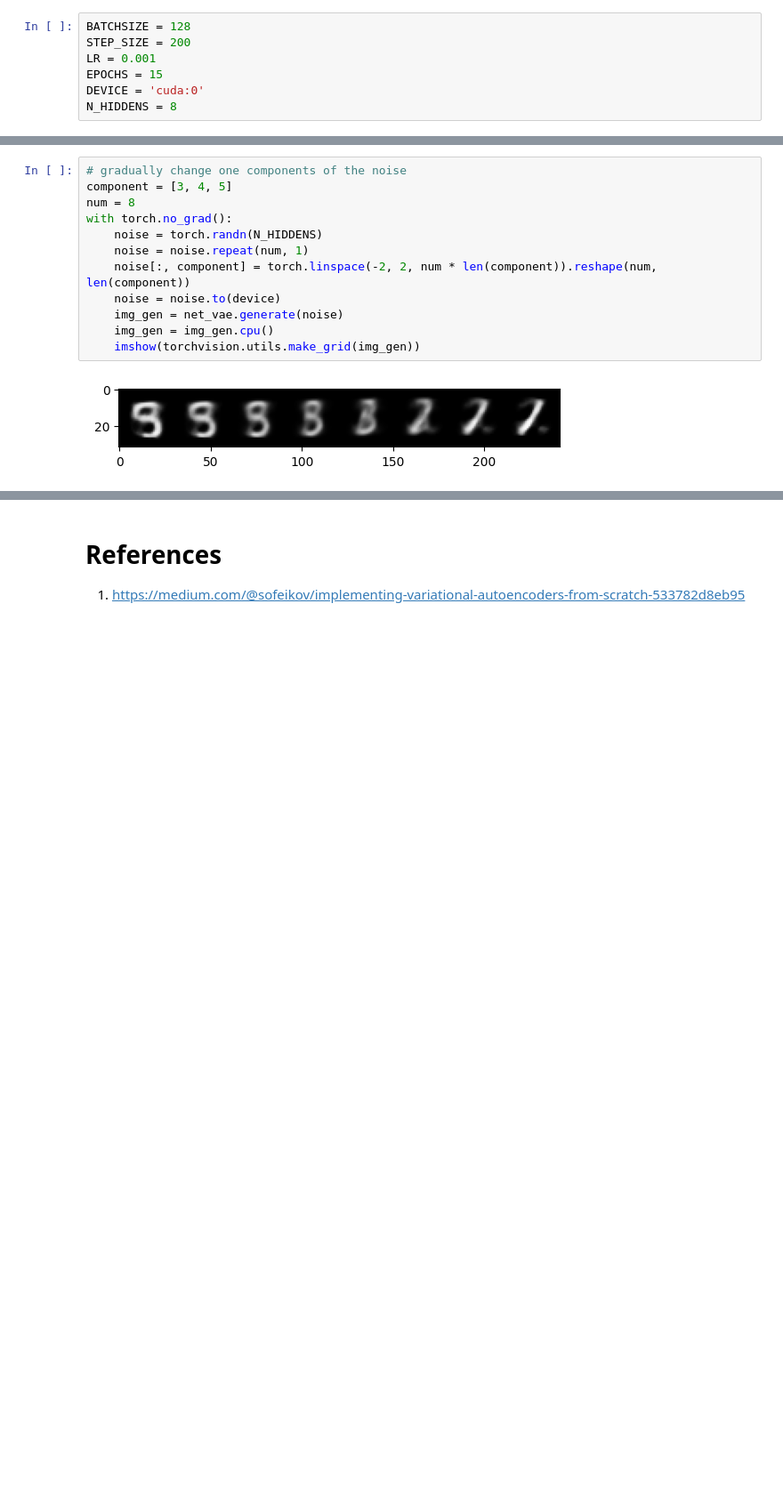
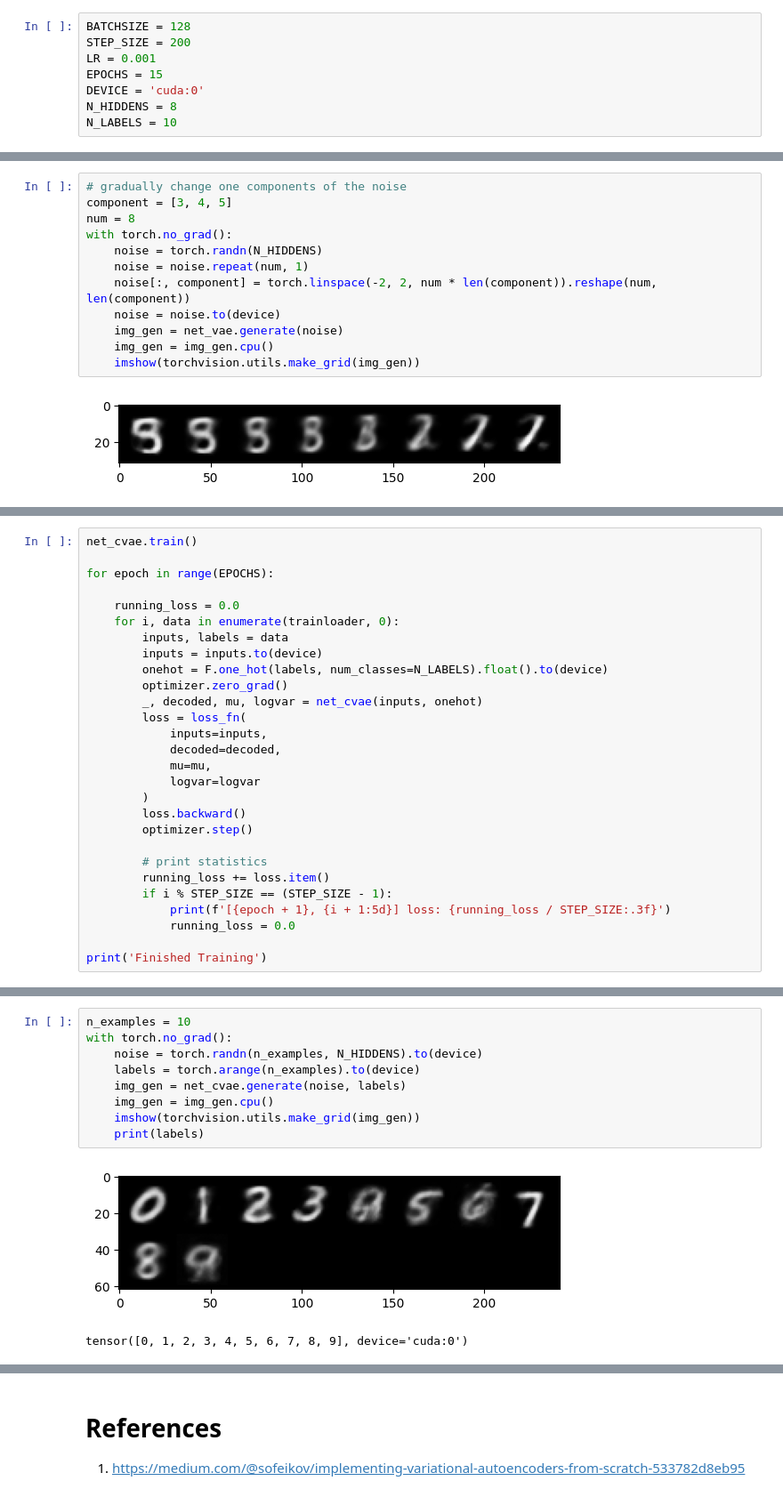
Before and after one commit to LapTQ/hello-gen-ai, a Jupyter notebook: notebooks/vae.ipynb, the cells around one changed output, grey strips where cells are left out. Shown at 89% size. Saved outputs shown, nothing was run; the diff lists cells and outputs as text; blank space fills up the shorter version.

```diff
--- a/notebooks/vae.ipynb
+++ b/notebooks/vae.ipynb
@@ -21,6 +21,7 @@ LR = 0.001
 EPOCHS = 15
 DEVICE = 'cuda:0'
 N_HIDDENS = 8
+N_LABELS = 10
 # %%
 device = torch.device(DEVICE)
 
@@ -371,0 +436,28 @@ with torch.no_grad():
+# %%
+net_cvae.train()
+
+for epoch in range(EPOCHS):
+
+    running_loss = 0.0
+    for i, data in enumerate(trainloader, 0):
+        inputs, labels = data
+        inputs = inputs.to(device)
+        onehot = F.one_hot(labels, num_classes=N_LABELS).float().to(device)
+        optimizer.zero_grad()
+        _, decoded, mu, logvar = net_cvae(inputs, onehot)
+        loss = loss_fn(
+            inputs=inputs,
+            decoded=decoded,
+            mu=mu,
+            logvar=logvar
+        )
+        loss.backward()
+        optimizer.step()
+
+        # print statistics
+        running_loss += loss.item()
+        if i % STEP_SIZE == (STEP_SIZE - 1):
+            print(f'[{epoch + 1}, {i + 1:5d}] loss: {running_loss / STEP_SIZE:.3f}')
+            running_loss = 0.0
+
+print('Finished Training')
@@ -371,0 +482,12 @@ with torch.no_grad():
+# %%
+n_examples = 10
+with torch.no_grad():
+    noise = torch.randn(n_examples, N_HIDDENS).to(device)
+    labels = torch.arange(n_examples).to(device)
+    img_gen = net_cvae.generate(noise, labels)
+    img_gen = img_gen.cpu()
+    imshow(torchvision.utils.make_grid(img_gen))
+    print(labels)
+# %% [output]
+[figure, added]
+tensor([0, 1, 2, 3, 4, 5, 6, 7, 8, 9], device='cuda:0')
```
Also changed, not shown: parts of 6 cells of this notebook.
